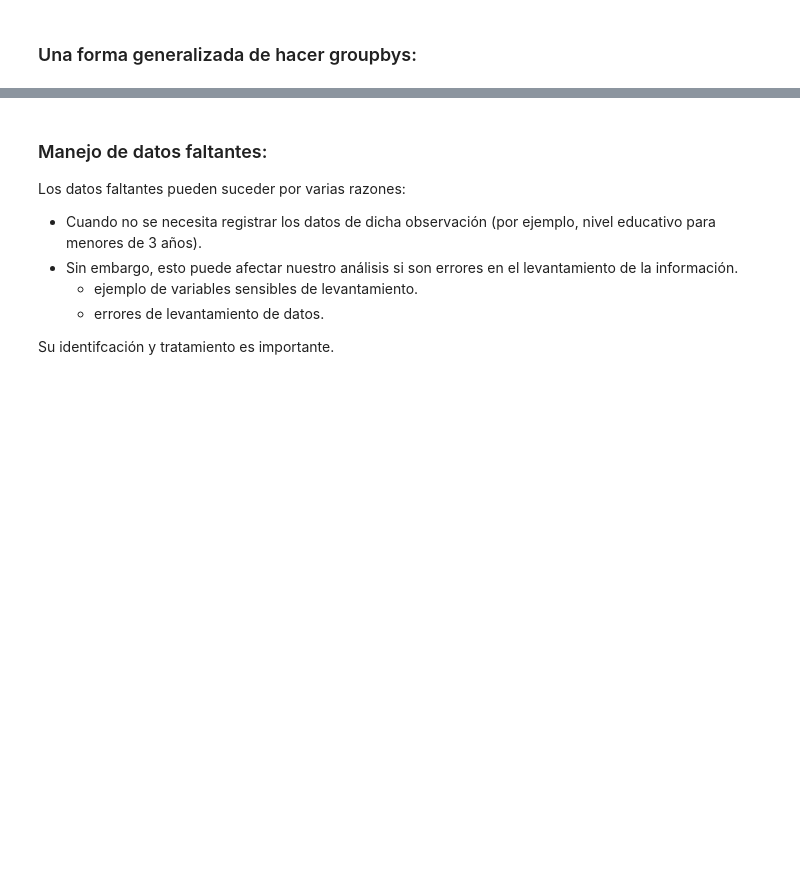
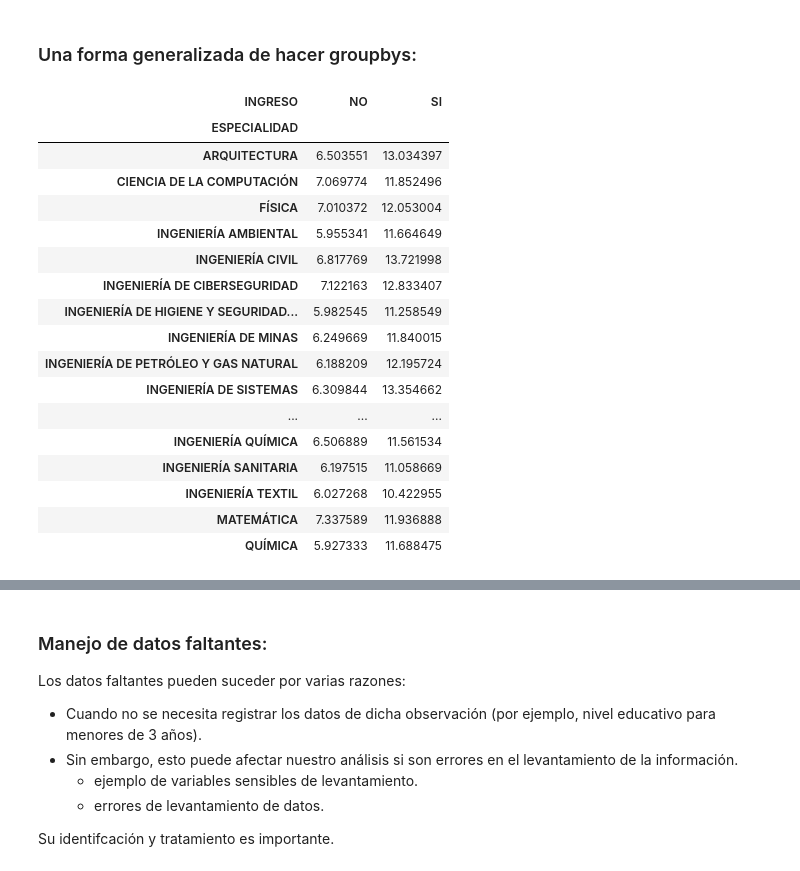
Before and after one commit to ccsuehara/python_para_las_ccss, a Jupyter notebook: Clase 3/Manejo_BD_ii.ipynb, the cells around one changed output, grey strips where cells are left out. Drawn from its saved outputs; the diff is of its cells as text; code cells hidden in the pictures; blank space fills up the shorter version.

```diff
--- a/Clase 3/Manejo_BD_ii.ipynb
+++ b/Clase 3/Manejo_BD_ii.ipynb
@@ -179,0 +183,21 @@ nueva_agregacion.columns = new_col
+# %%
+pd.pivot_table(df, values = 'CALIF_FINAL', index = 'ESPECIALIDAD', columns = 'INGRESO', aggfunc = 'mean')
+# %% [output]
+| INGRESO | NO | SI |
+| ESPECIALIDAD |  |  |
+| ARQUITECTURA | 6.503551 | 13.034397 |
+| CIENCIA DE LA COMPUTACIÓN | 7.069774 | 11.852496 |
+| FÍSICA | 7.010372 | 12.053004 |
+| INGENIERÍA AMBIENTAL | 5.955341 | 11.664649 |
+| INGENIERÍA CIVIL | 6.817769 | 13.721998 |
+| INGENIERÍA DE CIBERSEGURIDAD | 7.122163 | 12.833407 |
+| INGENIERÍA DE HIGIENE Y SEGURIDAD... | 5.982545 | 11.258549 |
+| INGENIERÍA DE MINAS | 6.249669 | 11.840015 |
+| INGENIERÍA DE PETRÓLEO Y GAS NATURAL | 6.188209 | 12.195724 |
+| INGENIERÍA DE SISTEMAS | 6.309844 | 13.354662 |
+| ... | ... | ... |
+| INGENIERÍA QUÍMICA | 6.506889 | 11.561534 |
+| INGENIERÍA SANITARIA | 6.197515 | 11.058669 |
+| INGENIERÍA TEXTIL | 6.027268 | 10.422955 |
+| MATEMÁTICA | 7.337589 | 11.936888 |
+| QUÍMICA | 5.927333 | 11.688475 |
```
Also changed, not shown: parts of 2 cells of this notebook.
